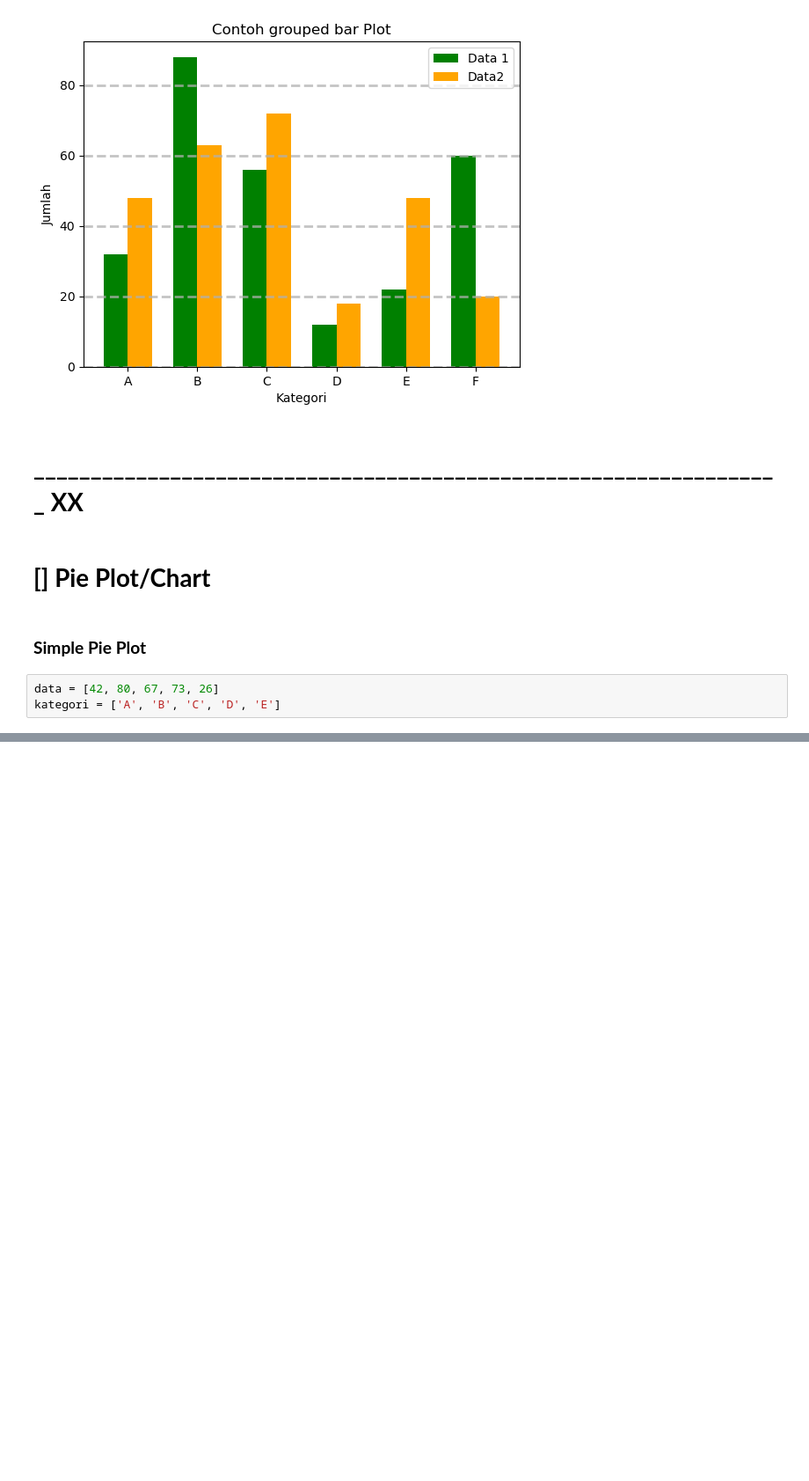
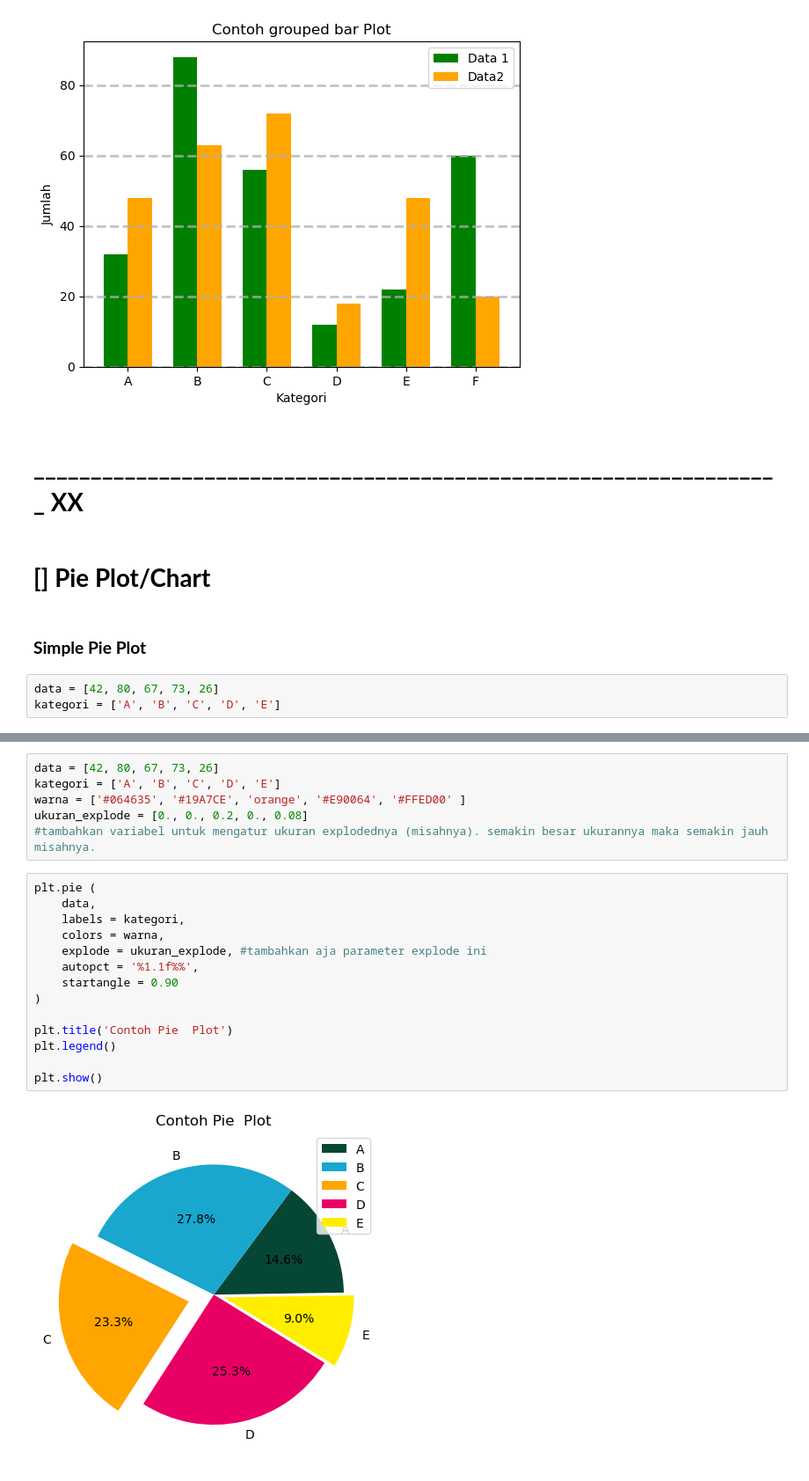
Before and after one commit to Edy-Mochamad/Learn-visualization-data, a Jupyter notebook: pengenalan-Matplotlib.ipynb, the cells around one changed output, grey strips where cells are left out. Shown at 88% size. Saved outputs shown, nothing was run; the diff lists cells and outputs as text; blank space fills up the shorter version.

```diff
--- a/pengenalan-Matplotlib.ipynb
+++ b/pengenalan-Matplotlib.ipynb
@@ -639,0 +664,22 @@ plt.show()
+# %%
+data = [42, 80, 67, 73, 26]
+kategori = ['A', 'B', 'C', 'D', 'E']
+warna = ['#064635', '#19A7CE', 'orange', '#E90064', '#FFED00' ]
+ukuran_explode = [0., 0., 0.2, 0., 0.08]
+#tambahkan variabel untuk mengatur ukuran explodednya (misahnya). semakin besar ukurannya maka semakin jauh misahnya.
+# %%
+plt.pie (
+    data,
+    labels = kategori,
+    colors = warna,
+    explode = ukuran_explode, #tambahkan aja parameter explode ini
+    autopct = '%1.1f%%',
+    startangle = 0.90
+)
+
+plt.title('Contoh Pie  Plot')
+plt.legend()
+
+plt.show()
+# %% [output]
+[figure, added]
```
Also changed, not shown: parts of 5 cells of this notebook.
